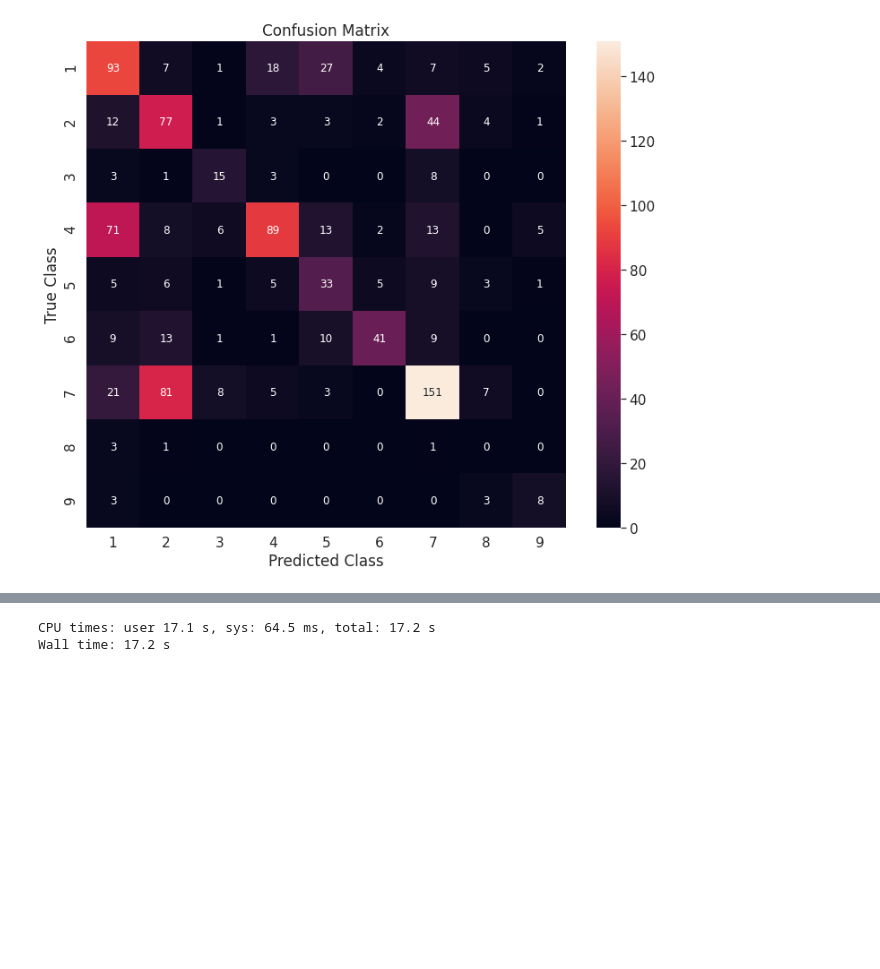
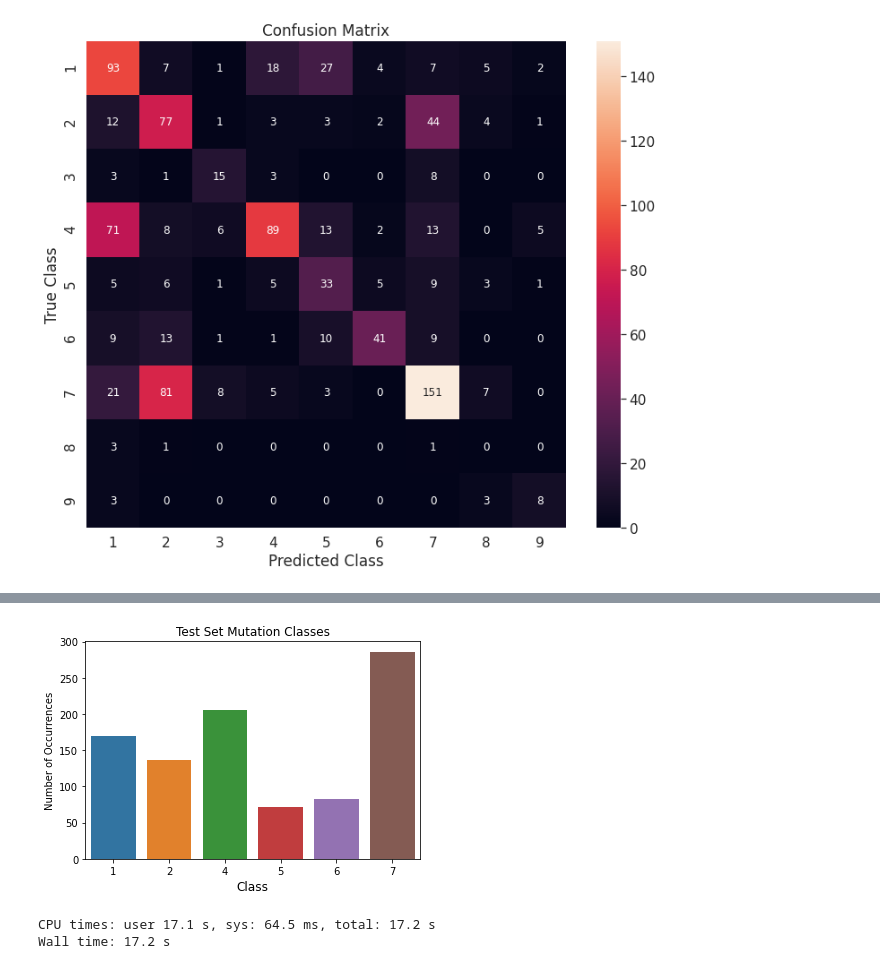
Before and after one commit to Shredder42/mutations, a Jupyter notebook: explore.ipynb, the cells around one changed output, grey strips where cells are left out. Drawn from its saved outputs; the diff is of its cells as text; code cells hidden in the pictures; blank space fills up the shorter version.

```diff
--- a/explore.ipynb
+++ b/explore.ipynb
@@ -654,3 +655,7 @@ X_train, X_test, y_train, y_test = train_test_split(text_list, y, test_size=.3,
+# %%
+classes_plot(y_test, 'Test Set Mutation Classes')
+# %% [output]
+[figure, added]
 # %%
 vectorizer = CountVectorizer(min_df=.1, max_df=.9, stop_words=stops)
 # vectorizer = CountVectorizer(min_df=.1, max_df=.9, stop_words=stops, tokenizer=wordnet_tokenize)
```
Also changed, not shown: parts of 8 cells of this notebook.
